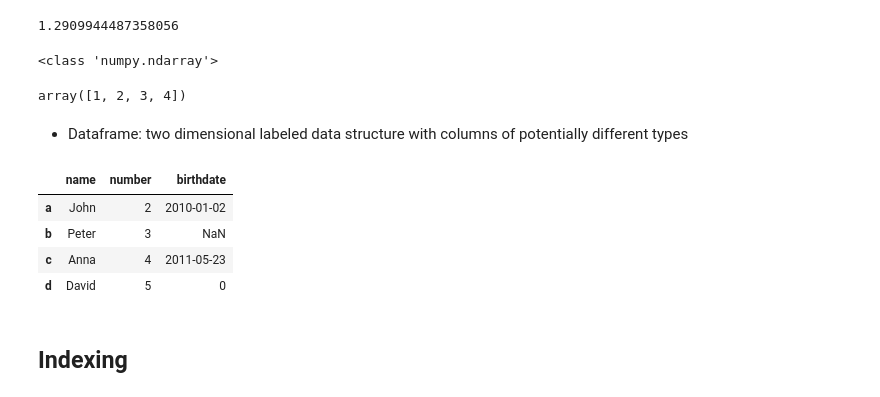
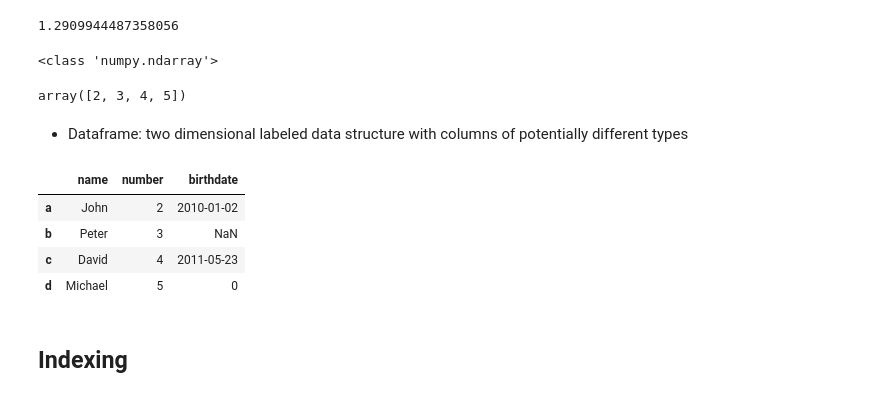
Before and after one commit to emikokic/processing_data_with_pandas, a Jupyter notebook: processing_data_with_pandas_talk.ipynb, the cells around one changed output. Cells and saved outputs as stored; diff of their text form; code cells hidden in the pictures.

```diff
--- a/processing_data_with_pandas_talk.ipynb
+++ b/processing_data_with_pandas_talk.ipynb
@@ -112,21 +112,21 @@ serie.std()
 # %% [output]
 1.2909944487358056
 # %%
-print(type(series.values))
-series.values
+print(type(serie.values))
+serie.values
 # %% [output]
 <class 'numpy.ndarray'>
-array([1, 2, 3, 4])
+array([2, 3, 4, 5])
 # %% [markdown]
 - Dataframe: two dimensional labeled data structure with columns of potentially different types
 # %%
-df = pandas.DataFrame({'name': ['John', 'Peter', 'Anna', 'David'],
+df = pandas.DataFrame({'name': ['John', 'Peter', 'David', 'Michael'],
                        'number': serie,
                        'birthdate': ['2010-01-02', float('NaN'), '2011-05-23', 0.]})
 df
 # %% [output]
 |  | name | number | birthdate |
 | a | John | 2 | 2010-01-02 |
 | b | Peter | 3 | NaN |
-| c | Anna | 4 | 2011-05-23 |
-| d | David | 5 | 0 |
+| c | David | 4 | 2011-05-23 |
+| d | Michael | 5 | 0 |
```
Also changed, not shown: parts of 32 cells of this notebook.
